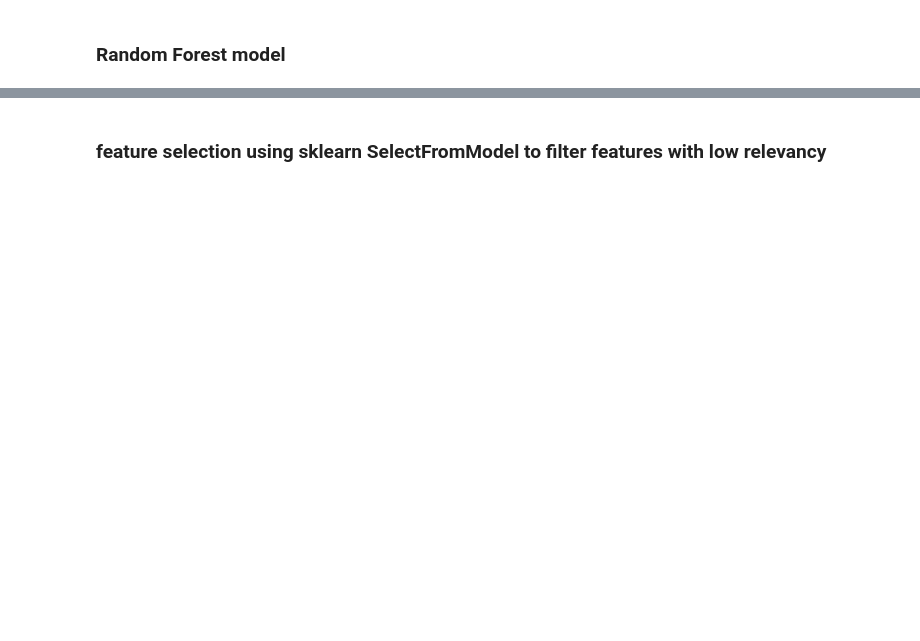
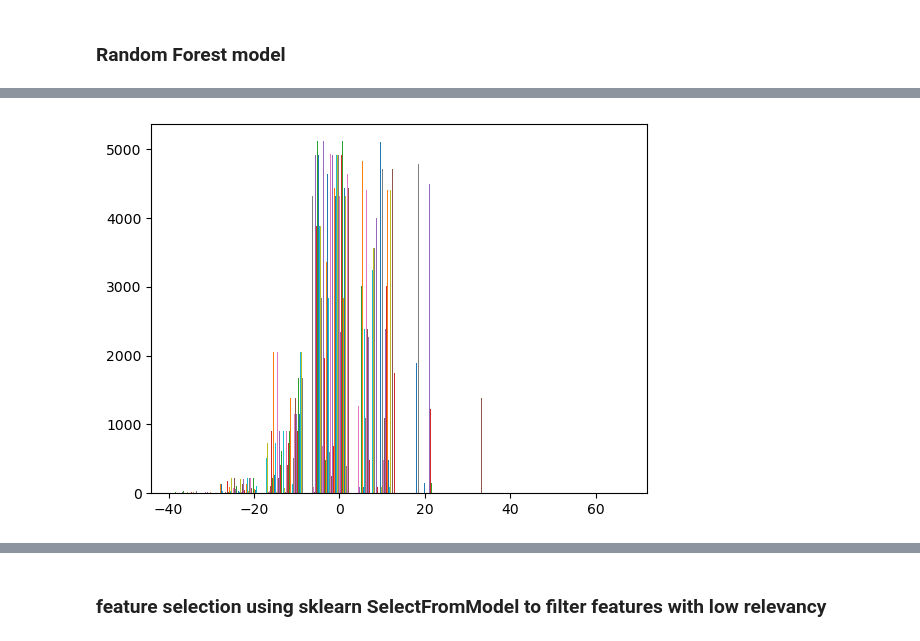
Before and after one commit to RQ92/Week-9-project-public, a Jupyter notebook: Task E1.ipynb, the cells around one changed output, grey strips where cells are left out. Drawn from its saved outputs; the diff is of its cells as text; code cells hidden in the pictures; blank space fills up the shorter version.

```diff
--- a/Task E1.ipynb
+++ b/Task E1.ipynb
@@ -691,8 +910,9 @@ feature_importances.sort_values('Importance', ascending=False).head(10)
 # %%
 y_test2 = y_test.ravel()
 error = y_test2 - y_pred_rf
-np.sqrt(np.mean(error**2))
 # histogram showing the distribution of the error
 fig, ax = plt.subplots()
 ax.hist(error)
 plt.show()
+# %% [output]
+[figure, added]
```
Also changed, not shown: parts of 131 cells of this notebook.
